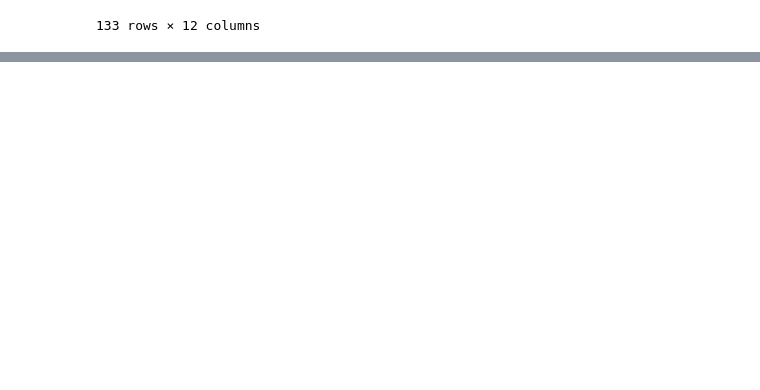
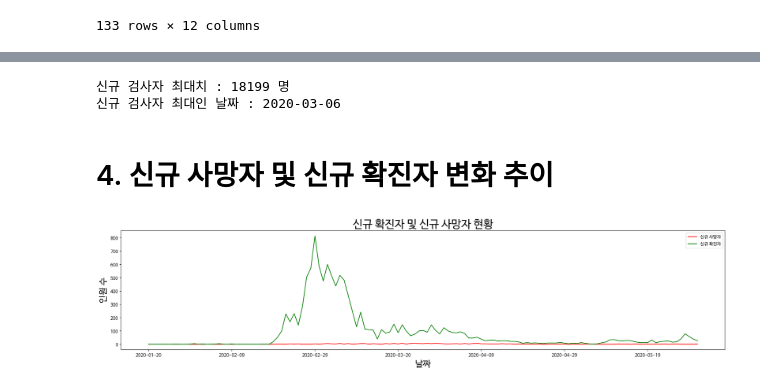
Before and after one commit to Shinest-changwon/OMG_coroan19_data_analysis, a Jupyter notebook: time_modified.ipynb, the cells around one changed output, grey strips where cells are left out. Drawn from its saved outputs; the diff is of its cells as text; code cells hidden in the pictures; blank space fills up the shorter version.

```diff
--- a/time_modified.ipynb
+++ b/time_modified.ipynb
@@ -37,11 +39,11 @@ for i in range(len(time['negative'])):
         j = time['negative'][i] - time['negative'][i-1]
         negative_new_list.append(j)
 
-for i in range(len(time['time'])):
+for i in range(len(time['confirmed'])):
     if i == 0:
-        confirmed_new_list.append(time['time'][0])
+        confirmed_new_list.append(time['confirmed'][0])
     else:
-        j = time['time'][i] - time['time'][i-1]
+        j = time['confirmed'][i] - time['confirmed'][i-1]
         confirmed_new_list.append(j)
 
 for i in range(len(time['released'])):
@@ -62,7 +64,7 @@ time['test_new'] = test_new_list
 time['negative_new'] = negative_new_list
 time['confirmed_new'] = confirmed_new_list
 time['released_new'] = released_new_list
-time['deceased_new_list'] = deceased_new_list
+time['deceased_new'] = deceased_new_list
 
 time
 # %% [output]
@@ -86,0 +122,50 @@ time.to_csv("./drive/My Drive/time_modified.csv")
+# %%
+# 신규 검사자 최대치와 날짜
+
+max_new_test_num = time['test_new'].max()
+max_new_test_date = time['date'][time['test_new'].idxmax()]
+print('신규 검사자 최대치 :',max_new_test_num,'명')  # 신규 검사자 최대치 : 18199 명
+print('신규 검사자 최대인 날짜 :',max_new_test_date) # 신규 검사자 최대인 날짜 : 2020-03-06
+# %% [output]
+신규 검사자 최대치 : 18199 명
+신규 검사자 최대인 날짜 : 2020-03-06
+# %%
+# 한글 폰트 불러오기
+
+!apt -qq -y install fonts-nanum > /dev/null
+
+import matplotlib.font_manager as fm
+
+fontpath = '/usr/share/fonts/truetype/nanum/NanumBarunGothic.ttf'
+
+font = fm.FontProperties(fname=fontpath, size=9)
+
+fm._rebuild()
+
+# 그래프에 retina display 적용
+
+%config InlineBackend.figure_format = 'retina'
+
+# Colab 의 한글 폰트 설정
+
+plt.rc('font', family='NanumBarunGothic')
+# %% [markdown]
+# 4. 신규 사망자 및 신규 확진자 변화 추이
+# %%
+# 신규 확진자 최대치 : 813 명
+# 신규 확진자 최대인 날짜 : 2020-02-29
+# 신규 사망자 최대치 : 9 명
+# 신규 사망자 최대인 날짜 : 2020-03-24
+
+ax = time.plot(kind='line', x='date', y='deceased_new', color='Red', figsize=(20,5), rot=90, label='신규 사망자')
+ax2 = time.plot(kind='line', x='date', y='confirmed_new', color='Green', ax=ax, label='신규 확진자')
+
+ax.set_xlabel('날짜', fontsize=20)
+ax.set_ylabel('인원 수', fontsize=20)
+plt.title('신규 확진자 및 신규 사망자 현황', fontsize=25)
+# plt.legend(['신규 사망자 수', '신규 확진자 수', '신규 검사자 수'], loc=2, fontsize=15)
+plt.tight_layout()
+# plt.xticks(rotation=90)
+plt.show()
+# %% [output]
+[figure, added]
```
Also changed, not shown: parts of 9 cells of this notebook, 2 other files.
